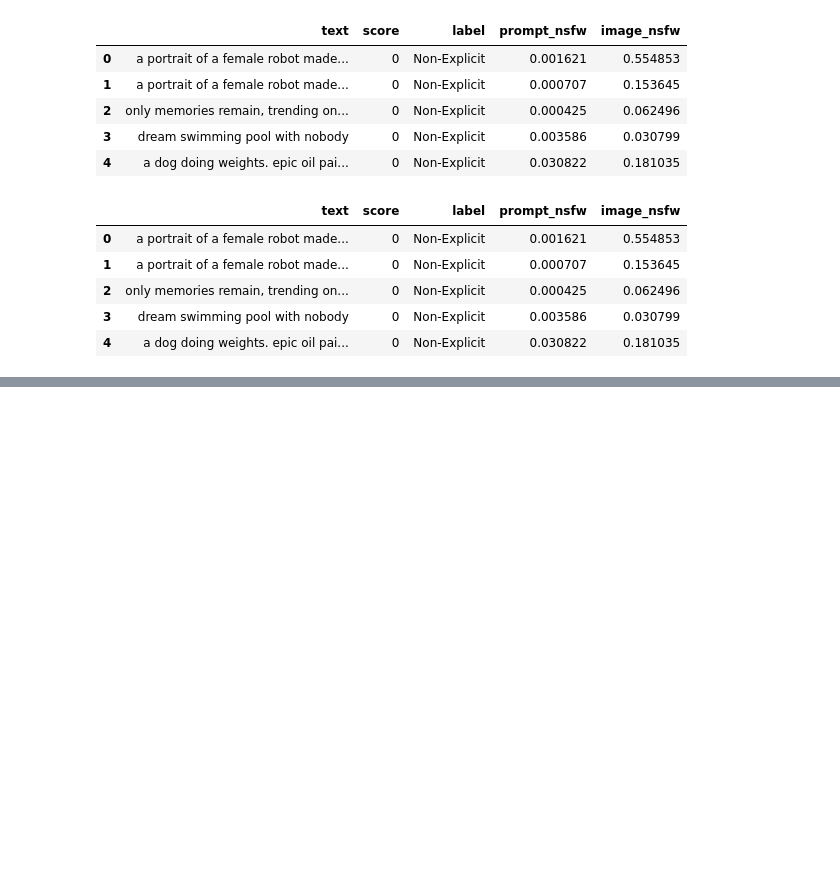
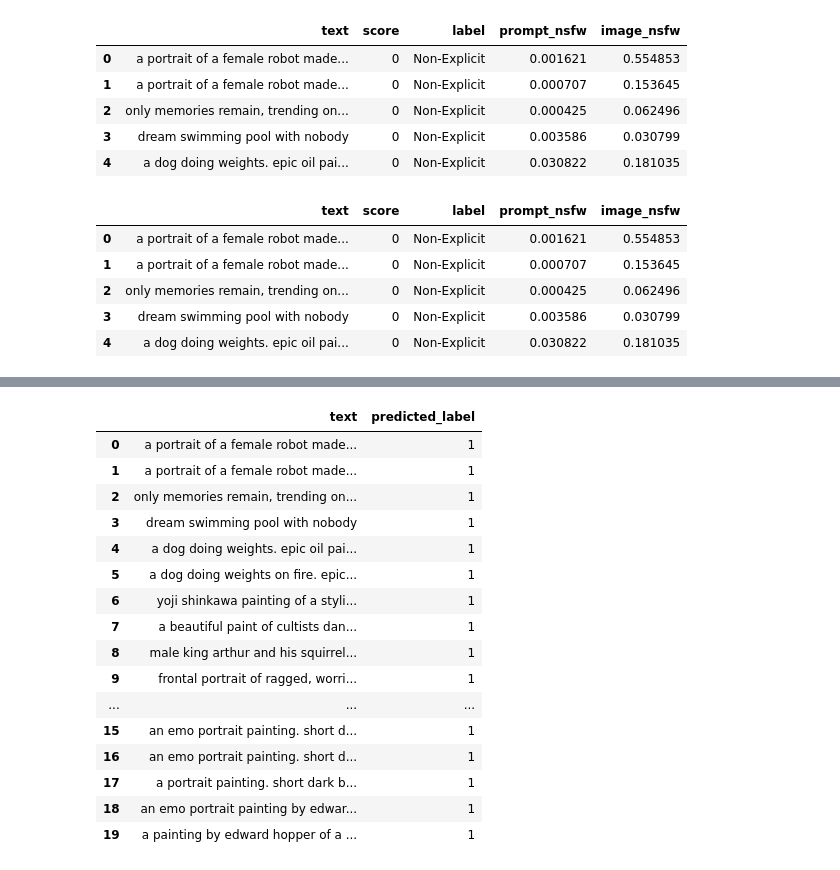
Before and after one commit to budgethp/ML, a Jupyter notebook: Semester 2/Bestonesofar.ipynb, the cells around one changed output, grey strips where cells are left out. Saved outputs shown, nothing was run; the diff lists cells and outputs as text; code cells hidden in the pictures; blank space fills up the shorter version.

```diff
--- a/Semester 2/Bestonesofar.ipynb
+++ b/Semester 2/Bestonesofar.ipynb
@@ -4152,0 +4319,20 @@ dfspecial.head()
+# %%
+explicit_rows.head(20)
+# %% [output]
+|  | text | predicted_label |
+| 0 | a portrait of a female robot made... | 1 |
+| 1 | a portrait of a female robot made... | 1 |
+| 2 | only memories remain, trending on... | 1 |
+| 3 | dream swimming pool with nobody | 1 |
+| 4 | a dog doing weights. epic oil pai... | 1 |
+| 5 | a dog doing weights on fire. epic... | 1 |
+| 6 | yoji shinkawa painting of a styli... | 1 |
+| 7 | a beautiful paint of cultists dan... | 1 |
+| 8 | male king arthur and his squirrel... | 1 |
+| 9 | frontal portrait of ragged, worri... | 1 |
+| ... | ... | ... |
+| 15 | an emo portrait painting. short d... | 1 |
+| 16 | an emo portrait painting. short d... | 1 |
+| 17 | a portrait painting. short dark b... | 1 |
+| 18 | an emo portrait painting by edwar... | 1 |
+| 19 | a painting by edward hopper of a ... | 1 |
```
Also changed, not shown: parts of 16 cells of this notebook.
